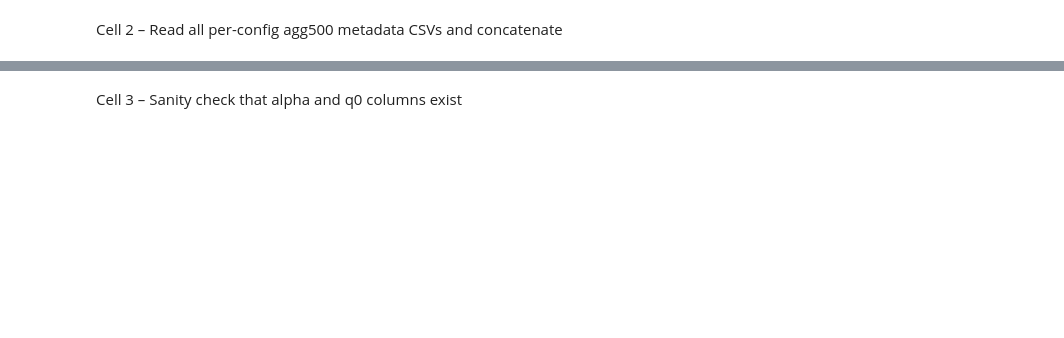
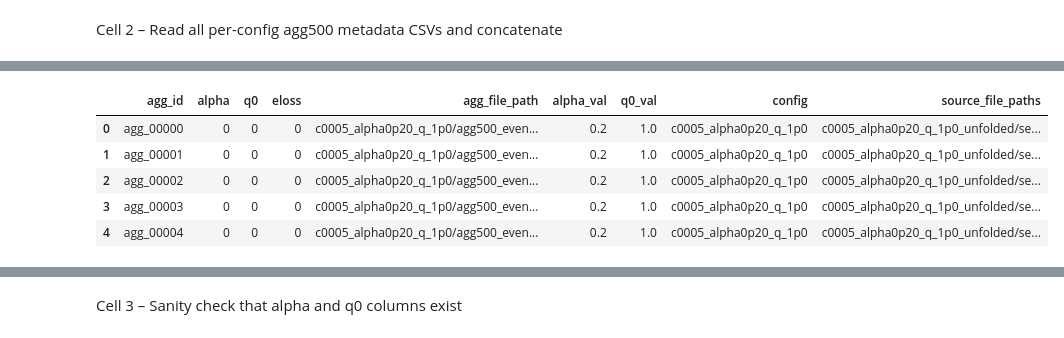
Before and after one commit to hmehryar/ml-jet-ext, a Jupyter notebook: dataset_builder/03_build_stratified_agg500_dataset.ipynb, the cells around one changed output, grey strips where cells are left out. Cells and saved outputs as stored; diff of their text form; code cells hidden in the pictures; blank space fills up the shorter version.

```diff
--- a/dataset_builder/03_build_stratified_agg500_dataset.ipynb
+++ b/dataset_builder/03_build_stratified_agg500_dataset.ipynb
@@ -53,0 +155,21 @@ all_df.head()
+# %%
+# Current columns
+cols = list(all_df.columns)
+
+# Desired front columns
+front = ["agg_id", "alpha", "q0","eloss","agg_file_path","alpha_val","q0_val"]
+
+# Everything else, in original order but excluding the ones we moved to the front
+rest = [c for c in cols if c not in front]
+
+# Reorder
+all_df = all_df[front + rest]
+
+all_df.head()
+# %% [output]
+|  | agg_id | alpha | q0 | eloss | agg_file_path | alpha_val | q0_val | config | source_file_paths |
+| 0 | agg_00000 | 0 | 0 | 0 | c0005_alpha0p20_q_1p0/agg500_even... | 0.2 | 1.0 | c0005_alpha0p20_q_1p0 | c0005_alpha0p20_q_1p0_unfolded/se... |
+| 1 | agg_00001 | 0 | 0 | 0 | c0005_alpha0p20_q_1p0/agg500_even... | 0.2 | 1.0 | c0005_alpha0p20_q_1p0 | c0005_alpha0p20_q_1p0_unfolded/se... |
+| 2 | agg_00002 | 0 | 0 | 0 | c0005_alpha0p20_q_1p0/agg500_even... | 0.2 | 1.0 | c0005_alpha0p20_q_1p0 | c0005_alpha0p20_q_1p0_unfolded/se... |
+| 3 | agg_00003 | 0 | 0 | 0 | c0005_alpha0p20_q_1p0/agg500_even... | 0.2 | 1.0 | c0005_alpha0p20_q_1p0 | c0005_alpha0p20_q_1p0_unfolded/se... |
+| 4 | agg_00004 | 0 | 0 | 0 | c0005_alpha0p20_q_1p0/agg500_even... | 0.2 | 1.0 | c0005_alpha0p20_q_1p0 | c0005_alpha0p20_q_1p0_unfolded/se... |
```
Also changed, not shown: parts of 19 cells of this notebook, 3 other files.
